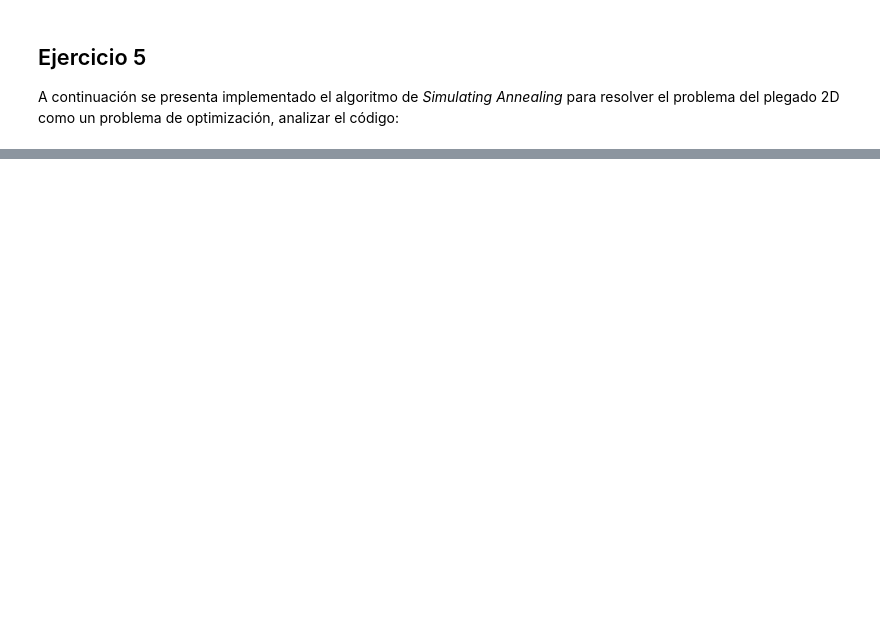
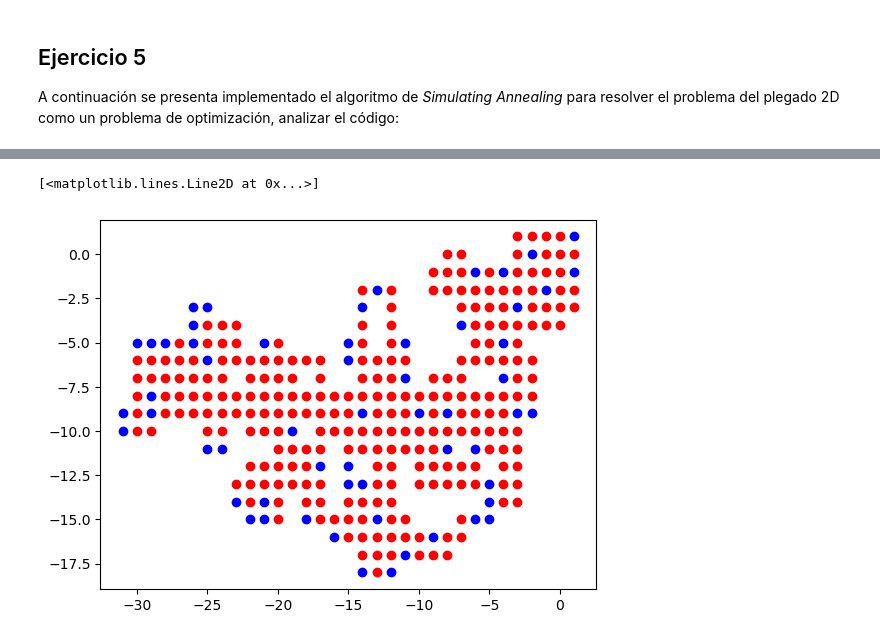
Before and after one commit to vicrevlop/Python-BAG-23-24, a Jupyter notebook: plegado2D_enunciado23.ipynb, the cells around one changed output, grey strips where cells are left out. Saved outputs shown, nothing was run; the diff lists cells and outputs as text; code cells hidden in the pictures; blank space fills up the shorter version.

```diff
--- a/plegado2D_enunciado23.ipynb
+++ b/plegado2D_enunciado23.ipynb
@@ -483,0 +630,28 @@ pyplot.plot(["b","a","c","e","t"], [20,40,50,90,25],'o-')
+# %%
+def find_hydro(secuencia, pos_data):
+    hidrofo_x = []
+    hidrofo_y = []
+    hidrofi_x = []
+    hidrofi_y = []
+    xpos = pos_data[0]
+    ypos = pos_data[1]
+    for i in range(0,len(secuencia)):
+        if is_hydrophobic(secuencia[i]):
+            hidrofo_x.append(xpos[i])
+            hidrofo_y.append(ypos[i])
+        else:
+            hidrofi_x.append(xpos[i])
+            hidrofi_y.append(ypos[i])
+    return([hidrofo_x,hidrofo_y], [hidrofi_x,hidrofi_y])
+# %%
+pos_data = plot_data(coordenadas)
+res=find_hydro(result[0],pos_data)
+
+hidrofo=res[0]
+hidrofi=res[1]
+
+pyplot.plot(hidrofi[0], hidrofi[1], 'o', color="blue")
+pyplot.plot(hidrofo[0], hidrofo[1], 'o', color="red")
+# %% [output]
+[<matplotlib.lines.Line2D at 0x...>]
+[figure, added]
```
Also changed, not shown: parts of 31 cells of this notebook.
